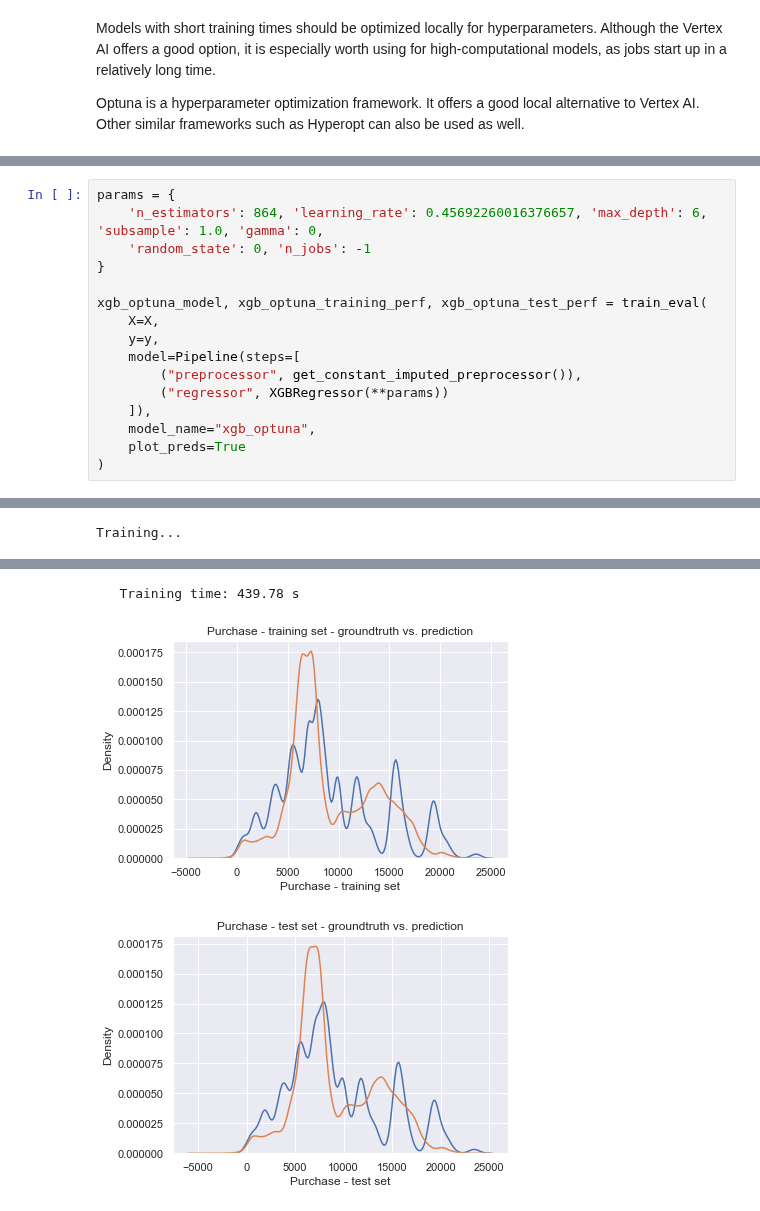
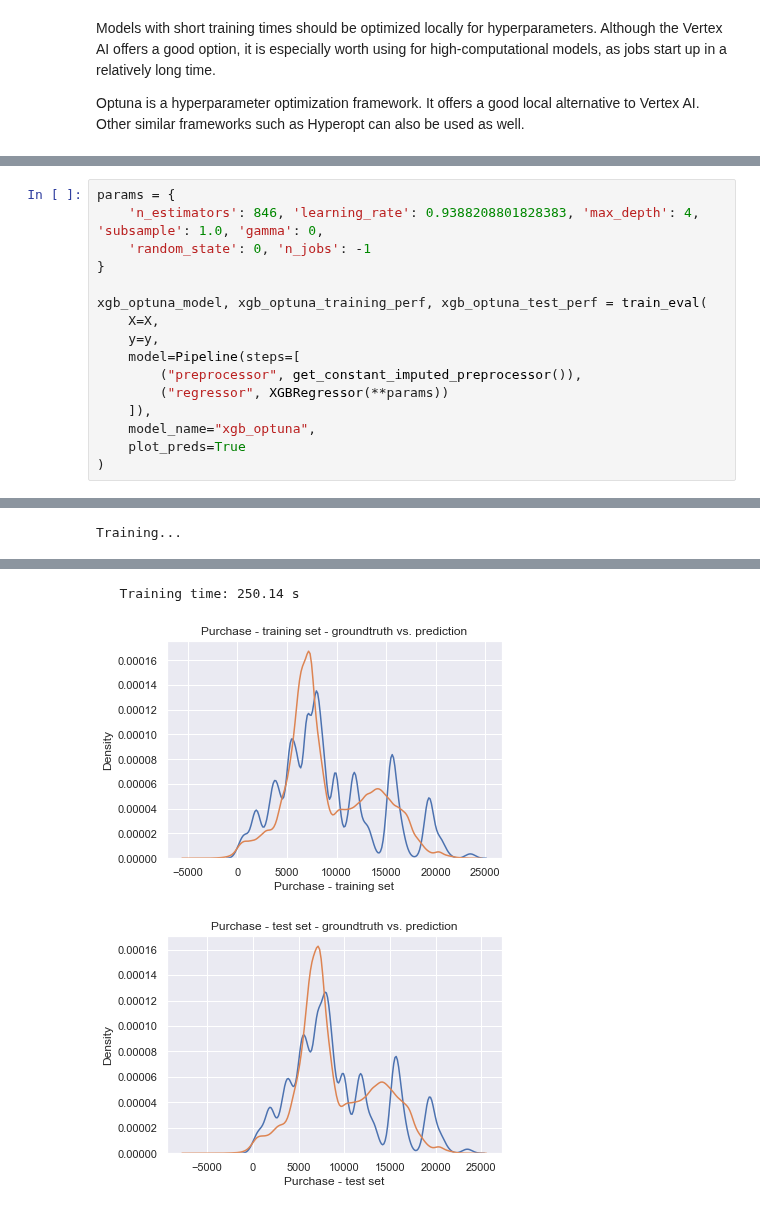
Before and after one commit to aliz-ai/ml-spec-2022, a Jupyter notebook: Demo #2/notebooks/4. Model hyper-parameter tuning & evaluation.ipynb, the cells around one changed output, grey strips where cells are left out. Drawn from its saved outputs; the diff is of its cells as text.

```diff
--- a/Demo #2/notebooks/4. Model hyper-parameter tuning & evaluation.ipynb
+++ b/Demo #2/notebooks/4. Model hyper-parameter tuning & evaluation.ipynb
@@ -237,7 +237,7 @@ Let's freeze those hyperparameter values and make some additional experiments to
 <br>Plot the distributions of predictions with these hyperparameters.
 # %%
 params = {
-    'n_estimators': 864, 'learning_rate': 0.45692260016376657, 'max_depth': 6, 'subsample': 1.0, 'gamma': 0,
+    'n_estimators': 846, 'learning_rate': 0.9388208801828383, 'max_depth': 4, 'subsample': 1.0, 'gamma': 0,
     'random_state': 0, 'n_jobs': -1
 }
 
@@ -274,6 +275,6 @@ Training...
-   Training time: 439.78 s
+   Training time: 250.14 s
-[figure, old version]
+[figure, new version]
-[figure, old version]
+[figure, new version]
 # %%
 metrics2df(xgb_optuna_training_perf)
 # %% [output]
```
Also changed, not shown: parts of 8 cells of this notebook, 4 other files.
